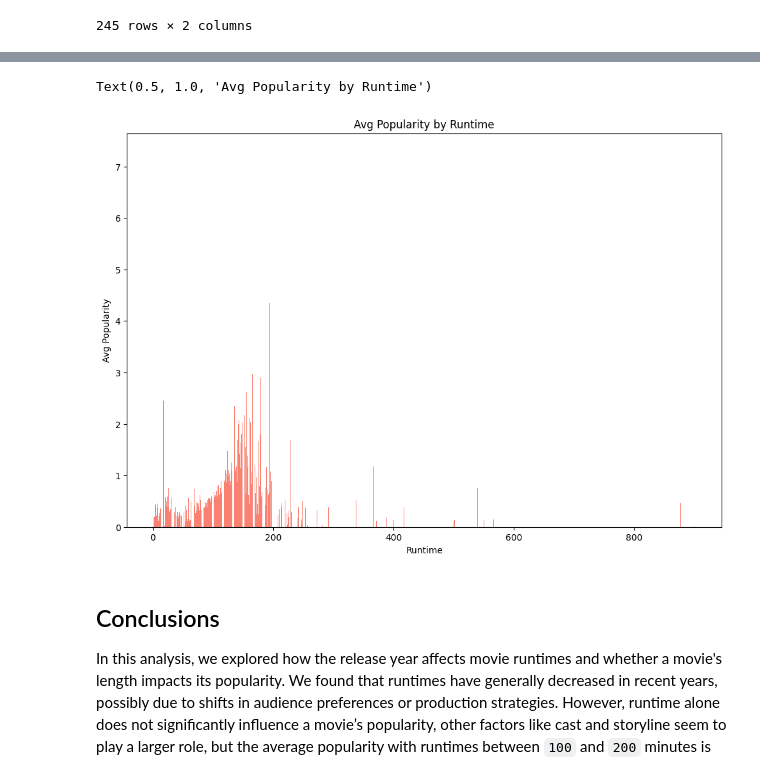
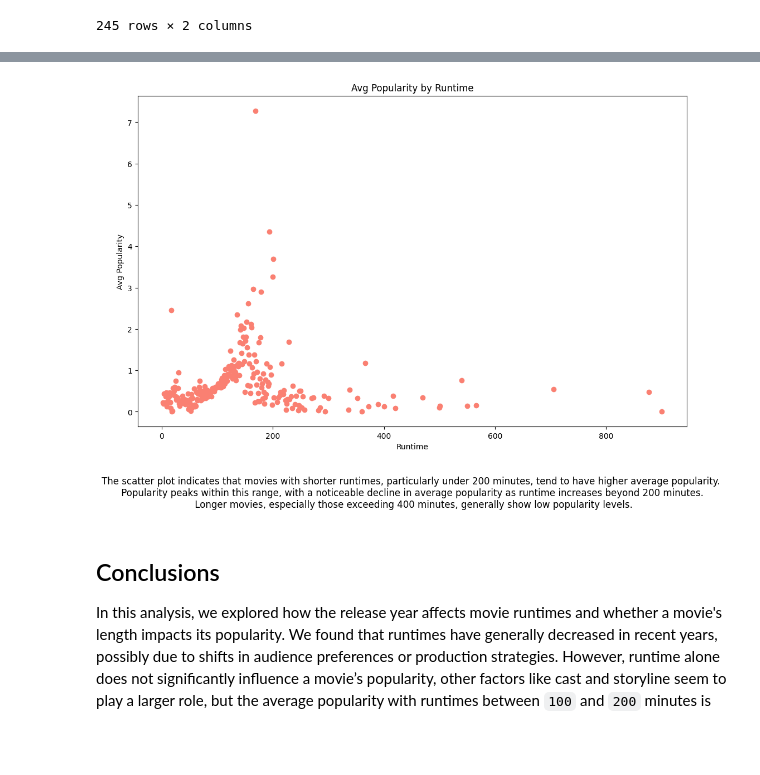
Before and after one commit to AbdullahOthman1/Udacity-Data-Analyst-Nanodegree, a Jupyter notebook: Investigate_a_Dataset/Investigate_a_Dataset.ipynb, the cells around one changed output, grey strips where cells are left out. Saved outputs shown, nothing was run; the diff lists cells and outputs as text; code cells hidden in the pictures; blank space fills up the shorter version.

```diff
--- a/Investigate_a_Dataset/Investigate_a_Dataset.ipynb
+++ b/Investigate_a_Dataset/Investigate_a_Dataset.ipynb
@@ -455,15 +555,29 @@ popularity_runtime_df['runtime'].value_counts().iloc[:20].plot(kind='barh', figs
 # %%
-# Create a bar plot showing the average popularity by runtime
-# Set the figure size, bar color, and add labels and a title
+# Create a scatter plot showing the average popularity by runtime
+# Set the figure size, scatter color, and add labels and a title
 # 2-D Analysis
-plt.figure(figsize=(12, 8))
-plt.bar(runtime_avg_popularity['runtime'], runtime_avg_popularity['popularity'], color='salmon')
+plt.figure(figsize=(12,8))
+plt.scatter(runtime_avg_popularity['runtime'], runtime_avg_popularity['popularity'], color='salmon')
 plt.xlabel('Runtime')
 plt.ylabel('Avg Popularity')
 plt.title('Avg Popularity by Runtime')
+
+# Add a conclusion or summary to the plot
+plt.text(0.5, -0.2,
+         'The scatter plot indicates that movies with shorter runtimes, particularly under 200 minutes, tend to have higher average popularity. '
+         '\n Popularity peaks within this range, with a noticeable decline in average popularity as runtime increases beyond 200 minutes.'
+        ' \n Longer movies, especially those exceeding 400 minutes, generally show low popularity levels.',
+         fontsize=12,
+         color='black',
+         ha='center',
+         va='center',
+         transform=plt.gca().transAxes)
+
+# Show the plot
+plt.tight_layout()
+plt.show()
 # %% [output]
-Text(0.5, 1.0, 'Avg Popularity by Runtime')
-[figure, old version]
+[figure, new version]
 # %% [markdown]
 <a id='conclusions'></a>
 
```
Also changed, not shown: parts of 6 cells of this notebook, 1 other file.
